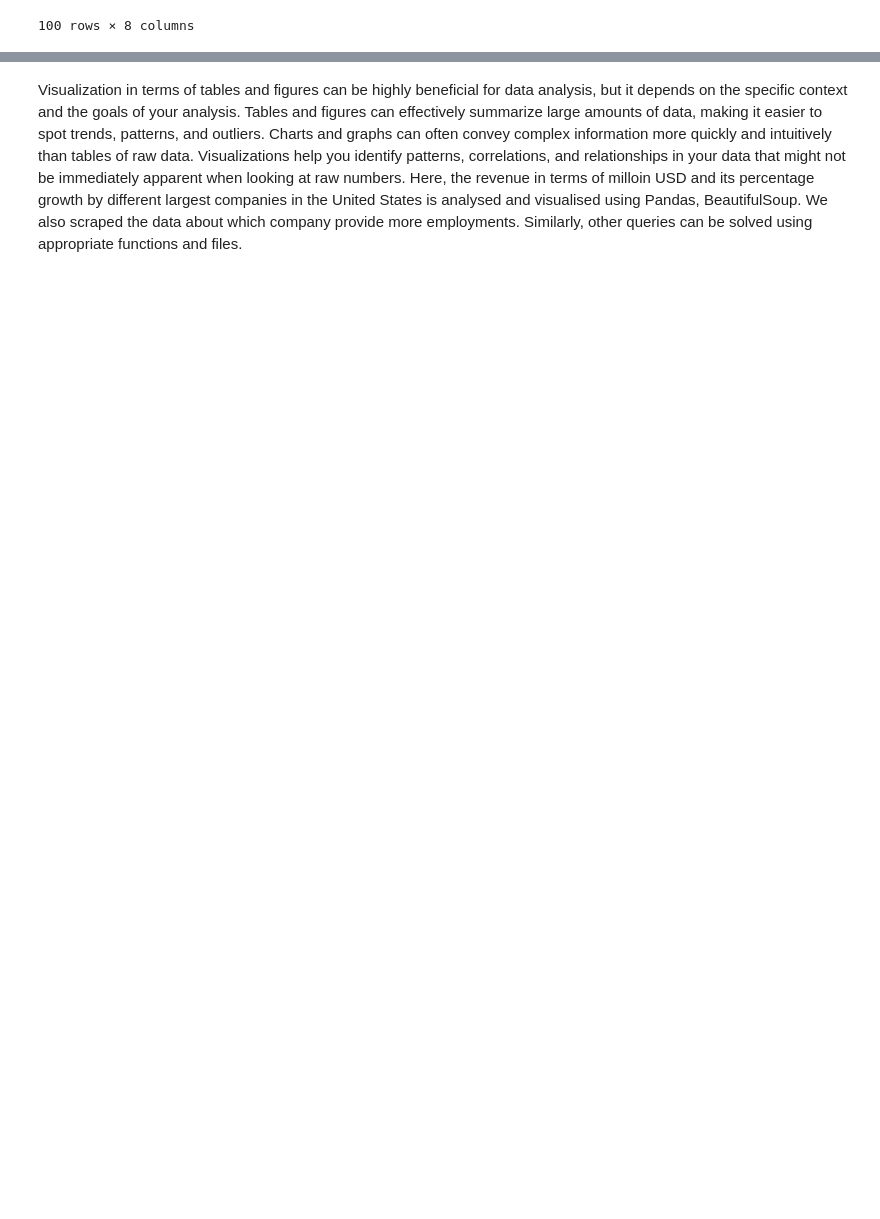
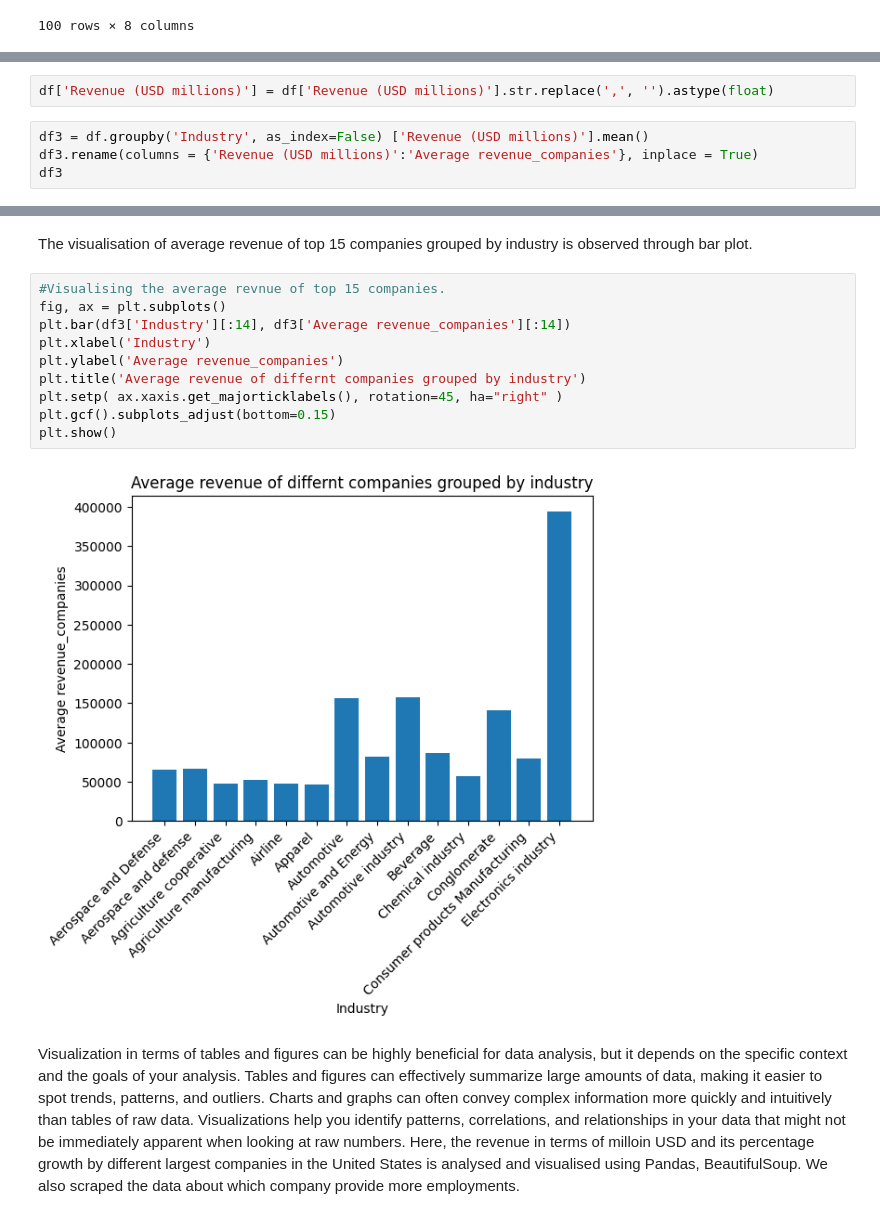
Before and after one commit to poonamsharma22/4th_wave_cantek, a Jupyter notebook: Poonam_Sharma.ipynb, the cells around one changed output, grey strips where cells are left out. Cells and saved outputs as stored; diff of their text form; blank space fills up the shorter version.

```diff
--- a/Poonam_Sharma.ipynb
+++ b/Poonam_Sharma.ipynb
@@ -195,0 +180,6 @@ df2.reset_index()
+# %%
+df['Revenue (USD millions)'] = df['Revenue (USD millions)'].str.replace(',', '').astype(float)
+# %%
+df3 = df.groupby('Industry', as_index=False) ['Revenue (USD millions)'].mean()
+df3.rename(columns = {'Revenue (USD millions)':'Average revenue_companies'}, inplace = True)
+df3
@@ -196,3 +204,16 @@ df2.reset_index()
+# %% [markdown]
+The visualisation of average revenue of top 15 companies grouped by industry is observed through bar plot.
+# %%
+#Visualising the average revnue of top 15 companies.
+fig, ax = plt.subplots()
+plt.bar(df3['Industry'][:14], df3['Average revenue_companies'][:14])
+plt.xlabel('Industry')
+plt.ylabel('Average revenue_companies')
+plt.title('Average revenue of differnt companies grouped by industry')
+plt.setp( ax.xaxis.get_majorticklabels(), rotation=45, ha="right" )
+plt.gcf().subplots_adjust(bottom=0.15)
+plt.show()
+# %% [output]
+[figure, added]
 # %% [markdown]
-Visualization in terms of tables and figures can be highly beneficial for data analysis, but it depends on the specific context and the goals of your analysis. Tables and figures can effectively summarize large amounts of data, making it easier to spot trends, patterns, and outliers. Charts and graphs can often convey complex information more quickly and intuitively than tables of raw data. Visualizations help you identify patterns, correlations, and relationships in your data that might not be immediately apparent when looking at raw numbers. Here, the revenue in terms of milloin USD and its percentage growth by different largest companies in the United States is analysed and visualised using Pandas, BeautifulSoup. We also scraped the data about which company provide more employments. Similarly,
- other queries can be solved using appropriate functions and files.
+Visualization in terms of tables and figures can be highly beneficial for data analysis, but it depends on the specific context and the goals of your analysis. Tables and figures can effectively summarize large amounts of data, making it easier to spot trends, patterns, and outliers. Charts and graphs can often convey complex information more quickly and intuitively than tables of raw data. Visualizations help you identify patterns, correlations, and relationships in your data that might not be immediately apparent when looking at raw numbers. Here, the revenue in terms of milloin USD and its percentage growth by different largest companies in the United States is analysed and visualised using Pandas, BeautifulSoup. We also scraped the data about which company provide more employments.
```
Also changed, not shown: parts of 6 cells of this notebook.
